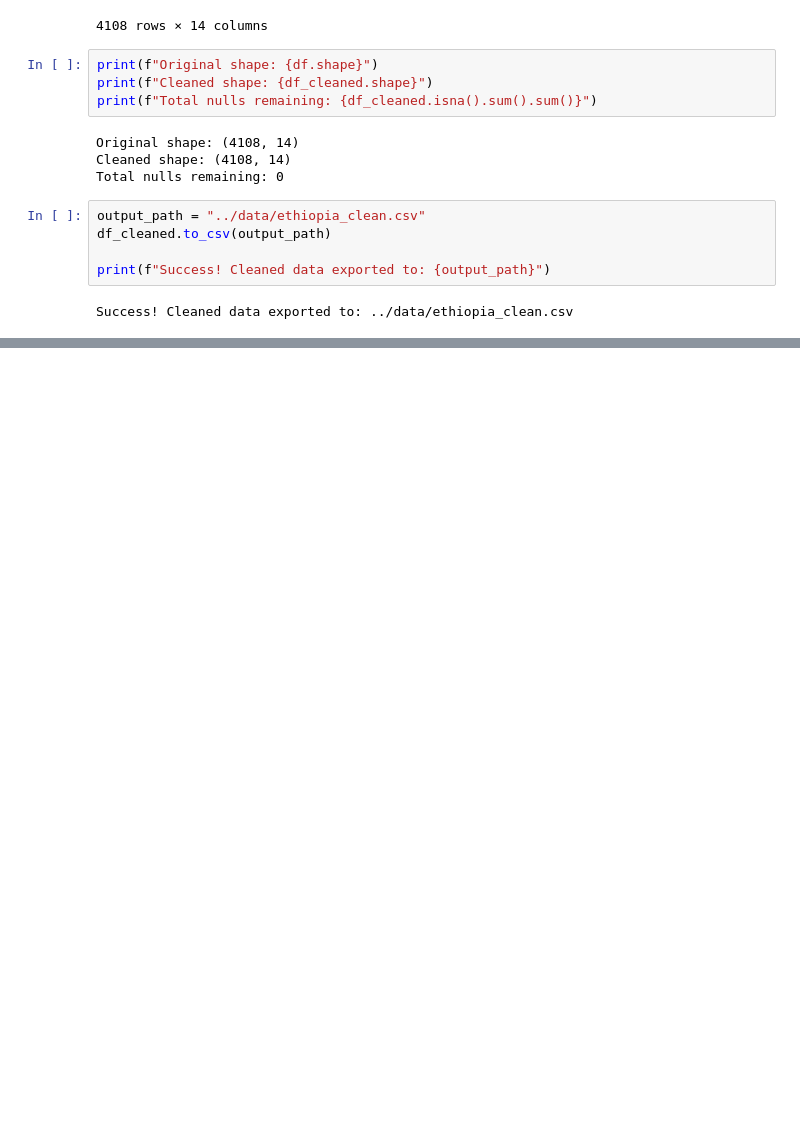
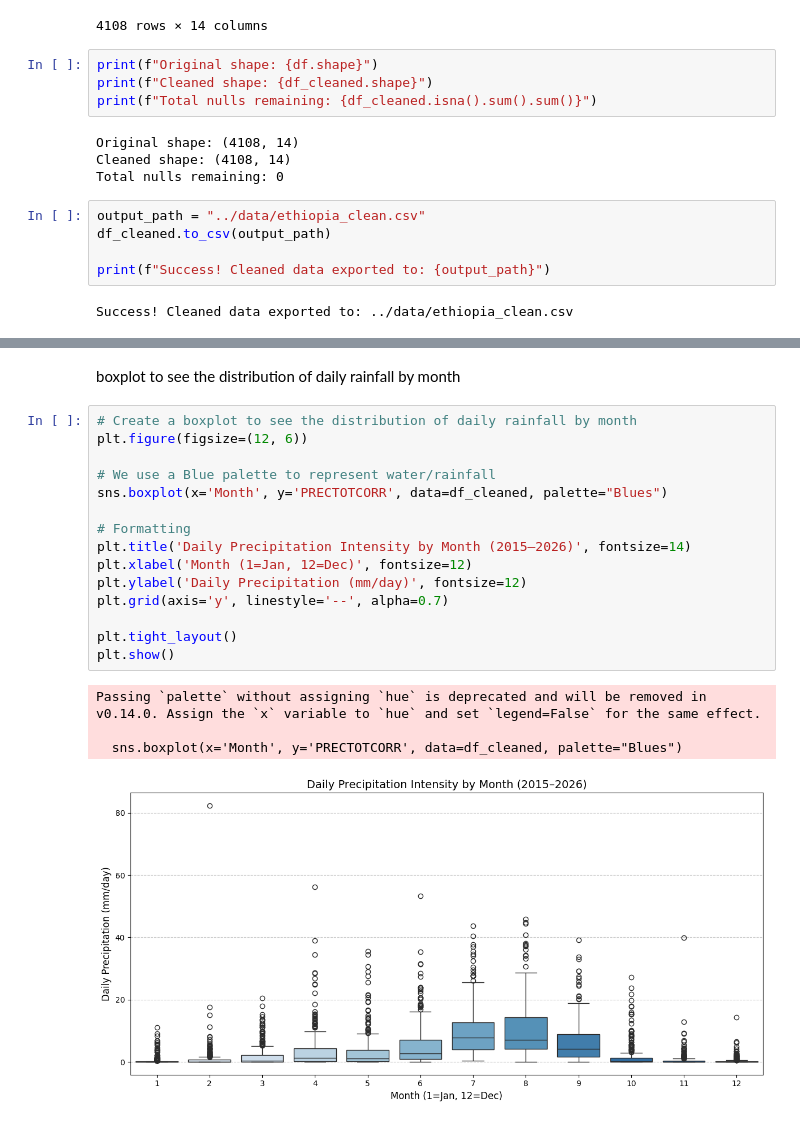
Before and after one commit to meronsisay/climate-challenge-week0, a Jupyter notebook: notebooks/ethiopia_eda.ipynb, the cells around one changed output, grey strips where cells are left out. Drawn from its saved outputs; the diff is of its cells as text; blank space fills up the shorter version.

```diff
--- a/notebooks/ethiopia_eda.ipynb
+++ b/notebooks/ethiopia_eda.ipynb
@@ -354,0 +459,22 @@ Success! Cleaned data exported to: ../data/ethiopia_clean.csv
+# %% [markdown]
+boxplot to see the distribution of daily rainfall by month
+# %%
+# Create a boxplot to see the distribution of daily rainfall by month
+plt.figure(figsize=(12, 6))
+
+# We use a Blue palette to represent water/rainfall
+sns.boxplot(x='Month', y='PRECTOTCORR', data=df_cleaned, palette="Blues")
+
+# Formatting
+plt.title('Daily Precipitation Intensity by Month (2015–2026)', fontsize=14)
+plt.xlabel('Month (1=Jan, 12=Dec)', fontsize=12)
+plt.ylabel('Daily Precipitation (mm/day)', fontsize=12)
+plt.grid(axis='y', linestyle='--', alpha=0.7)
+
+plt.tight_layout()
+plt.show()
+# %% [output]
+Passing `palette` without assigning `hue` is deprecated and will be removed in v0.14.0. Assign the `x` variable to `hue` and set `legend=False` for the same effect.
+
+  sns.boxplot(x='Month', y='PRECTOTCORR', data=df_cleaned, palette="Blues")
+[figure, added]
```
Also changed, not shown: parts of 32 cells of this notebook.
